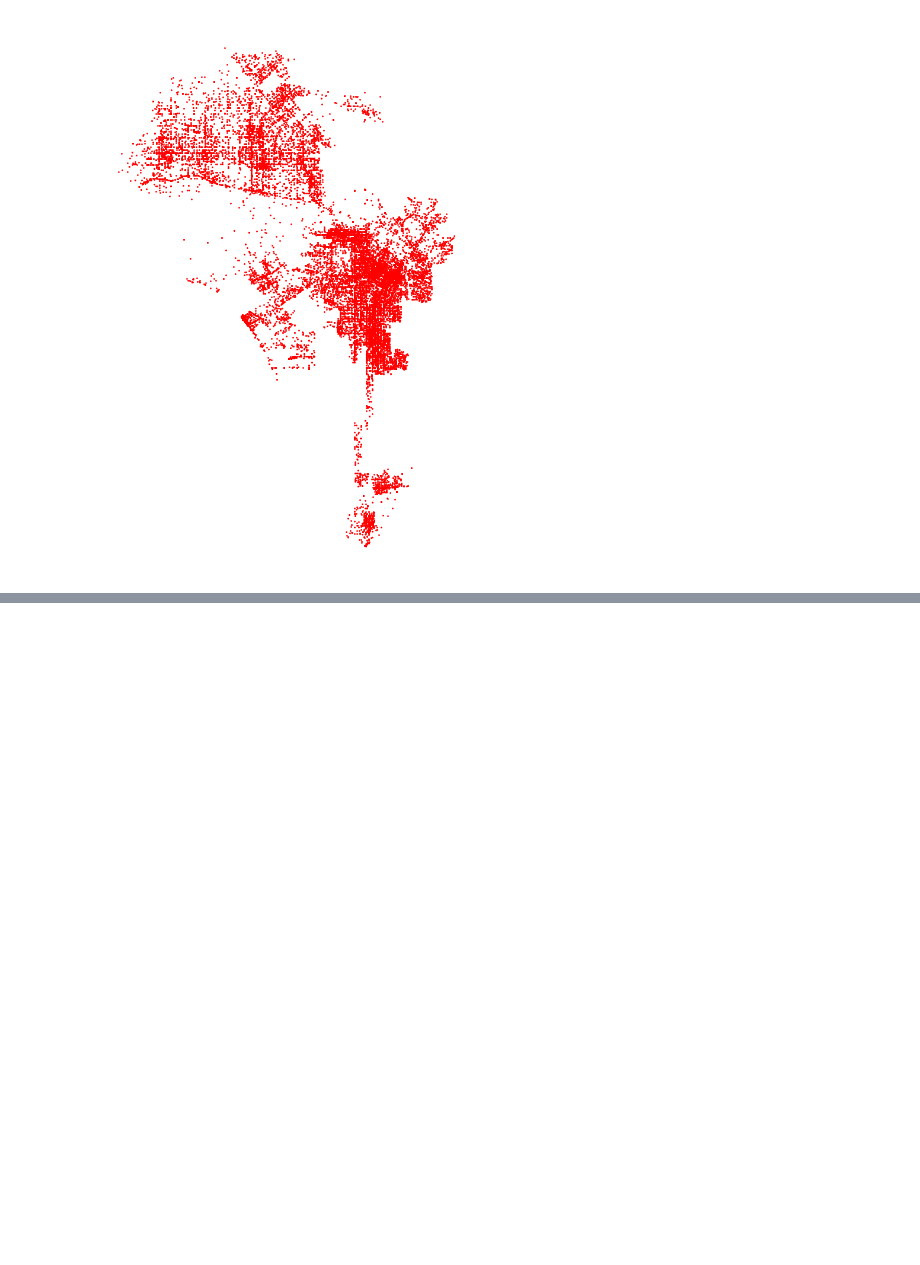
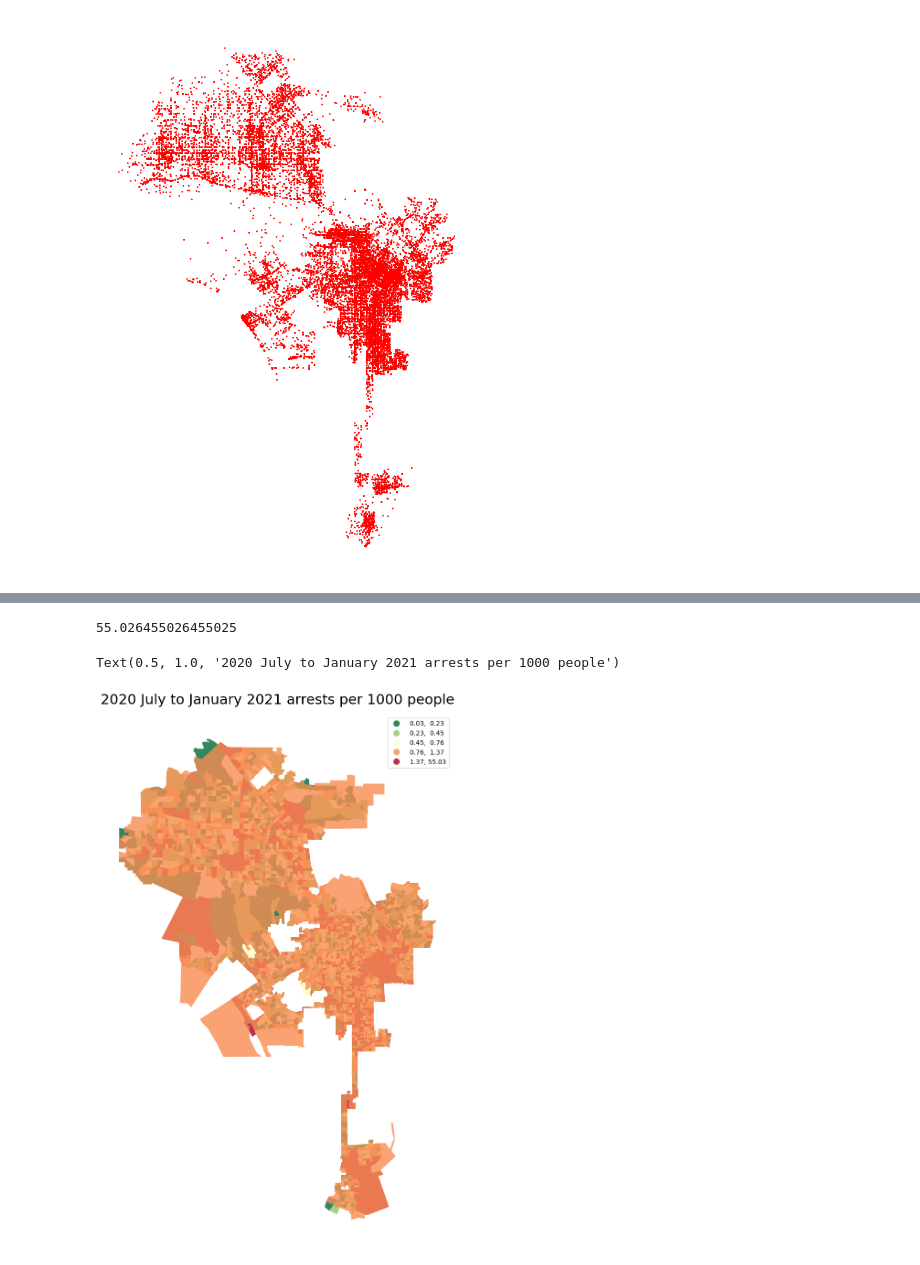
Before and after one commit to babakbadakhshan/Los-Angeles-arrest, a Jupyter notebook: SpatialAutocorrelation.ipynb, the cells around one changed output, grey strips where cells are left out. Saved outputs shown, nothing was run; the diff lists cells and outputs as text; code cells hidden in the pictures; blank space fills up the shorter version.

```diff
--- a/SpatialAutocorrelation.ipynb
+++ b/SpatialAutocorrelation.ipynb
@@ -181,0 +199,4 @@ join.head()
+# %%
+# join the summery table
+gdf = gdf.merge(arrests_by_gdf, on='FIPS')
+gdf.head()
@@ -181,0 +210,20 @@ join.head()
+# %%
+gdf['arrests_per_1000'] = gdf['arrests_counts']/gdf['TotalPop']*100
+gdf['arrests_per_1000'].max()
+# %% [output]
+55.026455026455025
+# %%
+fig,ax = plt.subplots(figsize=(15,15))
+
+gdf.plot(ax=ax,
+        column='arrests_per_1000',
+        legend=True,
+        alpha=0.8,
+        cmap='RdYlGn_r',
+        scheme='quantiles')
+
+ax.axis('off')
+ax.set_title('2020 July to January 2021 arrests per 1000 people',fontsize=22)
+# %% [output]
+Text(0.5, 1.0, '2020 July to January 2021 arrests per 1000 people')
+[figure, added]
```
Also changed, not shown: parts of 6 cells of this notebook.
